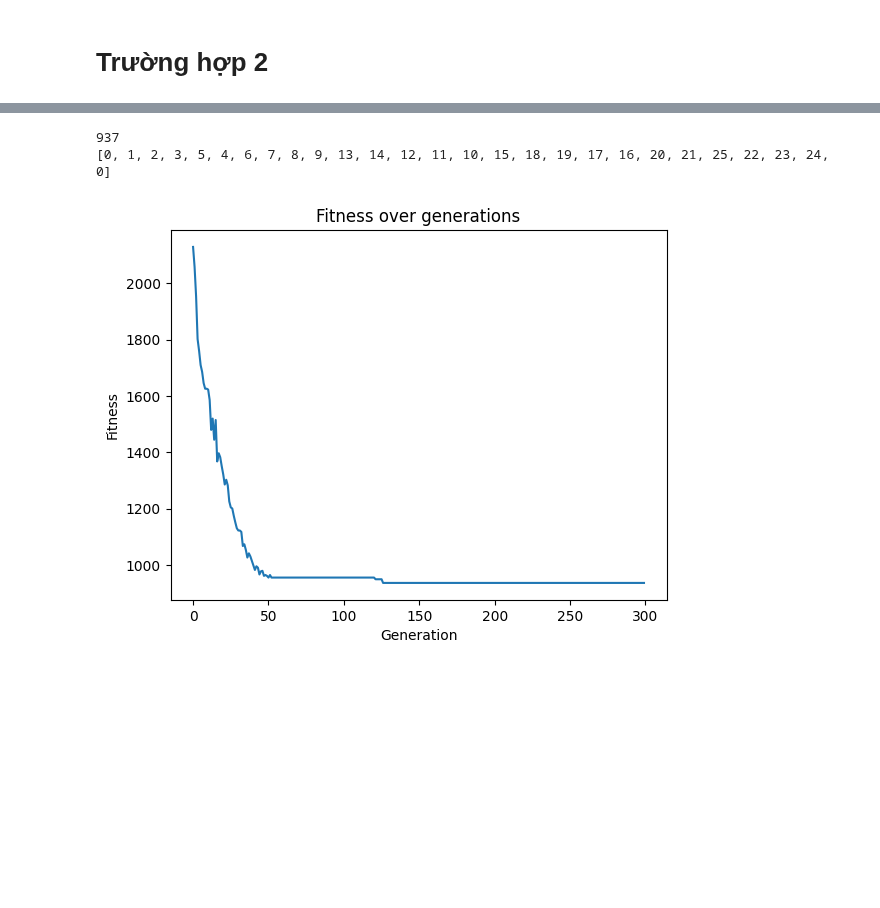
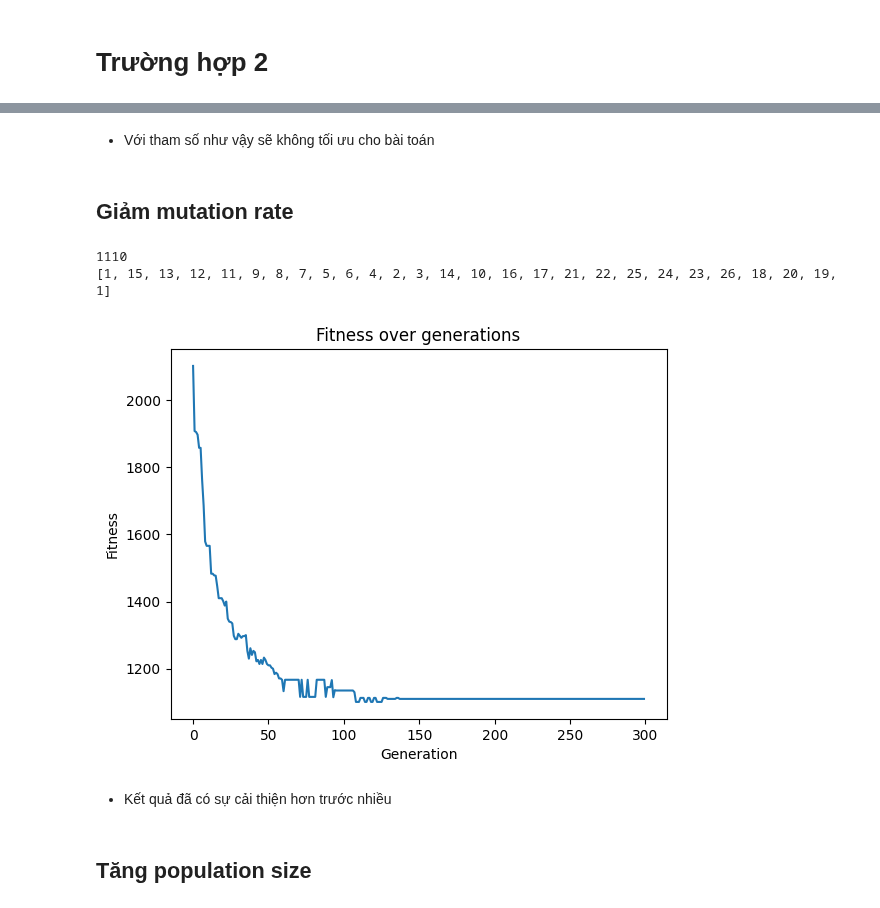
Before and after one commit to ThienNguyen3001/Travelling-Salesman-AI-Final, a Jupyter notebook: Experiment/Experiment 4.ipynb, the cells around one changed output, grey strips where cells are left out. Drawn from its saved outputs; the diff is of its cells as text; code cells hidden in the pictures; blank space fills up the shorter version.

```diff
--- a/Experiment/Experiment 4.ipynb
+++ b/Experiment/Experiment 4.ipynb
@@ -50,4 +53,4 @@ plot_fitness(fitness1)
 # %% [markdown]
 # Trường hợp 2
 # %%
-problem2 = read_matrix('data/26Cities-937.txt')
+problem2 = read_matrix('../data/26Cities-937.txt')
@@ -67,13 +100,21 @@ plot_fitness(fitness2)
+# %% [markdown]
+* Với tham số như vậy sẽ không tối ưu cho bài toán
+# %% [markdown]
+## Giảm mutation rate
 # %%
 # Với tham số dưới đây kết hợp với việc đổi thuật toán selection_algorithm từ 'elitism' sang 'tournament' giúp tìm được nghiệm chính xác
 # với thời gian không quá lâu
-distances2, route2, fitness2 = solve(problem2, generations=300, mutation_rate=0.02, population_size=500, selection_algorithm='tournament')
-while (distances2 != 937):
-    distances2, route2, fitness2 = solve(problem2, generations=300, mutation_rate=0.02, population_size=500, selection_algorithm='tournament')
+distances2, route2, fitness2 = solve(problem2, generations=300, mutation_rate=0.02, population_size=300, selection_algorithm='tournament')
+# while (distances2 != 937):
+#     distances2, route2, fitness2 = solve(problem2, generations=300, mutation_rate=0.02, population_size=300, selection_algorithm='tournament')
 print(distances2)
 print(route2)
 plot_fitness(fitness2)
 # %% [output]
-937
-[0, 1, 2, 3, 5, 4, 6, 7, 8, 9, 13, 14, 12, 11, 10, 15, 18, 19, 17, 16, 20, 21, 25, 22, 23, 24, 0]
+1110
+[1, 15, 13, 12, 11, 9, 8, 7, 5, 6, 4, 2, 3, 14, 10, 16, 17, 21, 22, 25, 24, 23, 26, 18, 20, 19, 1]
-[figure, old version]
+[figure, new version]
+# %% [markdown]
+* Kết quả đã có sự cải thiện hơn trước nhiều
+# %% [markdown]
+## Tăng population size
```
Also changed, not shown: parts of 22 cells of this notebook, 5 other files.
